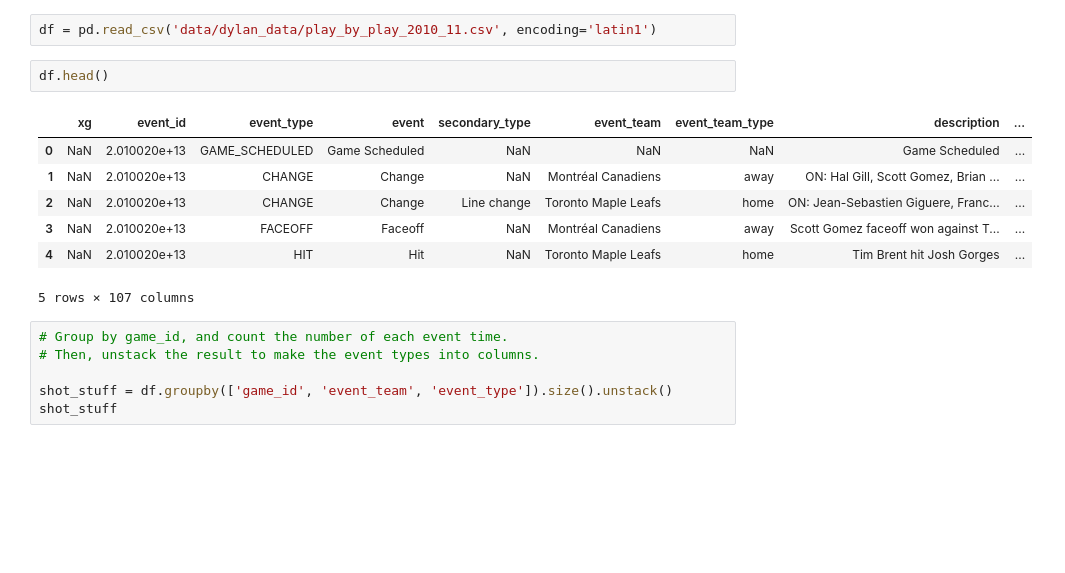
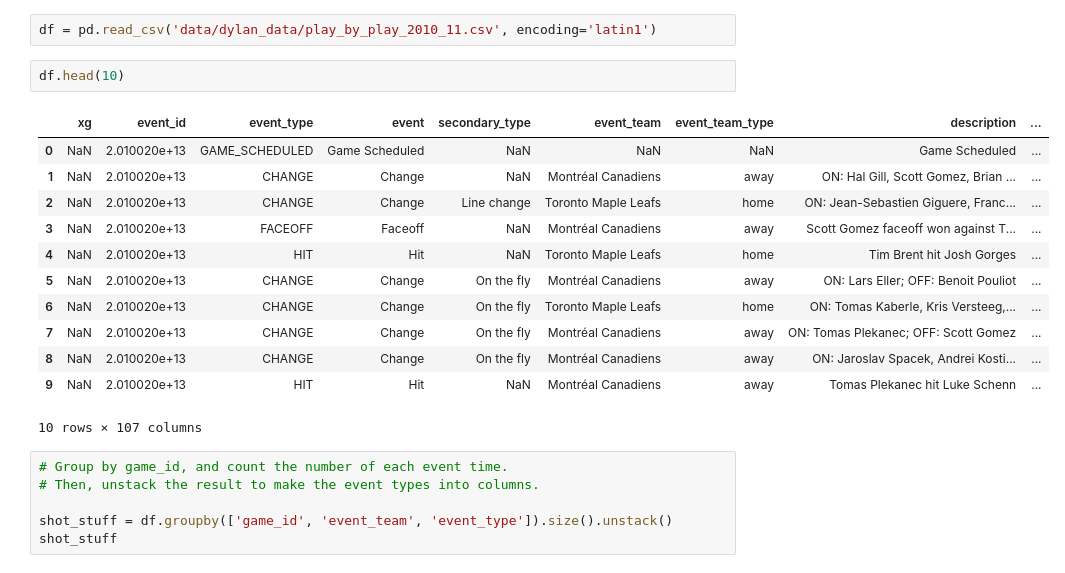
Before and after one commit to jeffxhansen/NHL_Win_Predictor, a Jupyter notebook: dylan.ipynb, the cells around one changed output. Cells and saved outputs as stored; diff of their text form; blank space fills up the shorter version.

```diff
--- a/dylan.ipynb
+++ b/dylan.ipynb
@@ -7,15 +7,20 @@ import matplotlib.pyplot as plt
 # %%
 df = pd.read_csv('data/dylan_data/play_by_play_2010_11.csv', encoding='latin1')
 # %%
-df.head()
+df.head(10)
 # %% [output]
 |  | xg | event_id | event_type | event | secondary_type | event_team | event_team_type | description | ... |
 | 0 | NaN | 2.010020e+13 | GAME_SCHEDULED | Game Scheduled | NaN | NaN | NaN | Game Scheduled | ... |
 | 1 | NaN | 2.010020e+13 | CHANGE | Change | NaN | Montréal Canadiens | away | ON: Hal Gill, Scott Gomez, Brian ... | ... |
 | 2 | NaN | 2.010020e+13 | CHANGE | Change | Line change | Toronto Maple Leafs | home | ON: Jean-Sebastien Giguere, Franc... | ... |
 | 3 | NaN | 2.010020e+13 | FACEOFF | Faceoff | NaN | Montréal Canadiens | away | Scott Gomez faceoff won against T... | ... |
 | 4 | NaN | 2.010020e+13 | HIT | Hit | NaN | Toronto Maple Leafs | home | Tim Brent hit Josh Gorges | ... |
+| 5 | NaN | 2.010020e+13 | CHANGE | Change | On the fly | Montréal Canadiens | away | ON: Lars Eller; OFF: Benoit Pouliot | ... |
+| 6 | NaN | 2.010020e+13 | CHANGE | Change | On the fly | Toronto Maple Leafs | home | ON: Tomas Kaberle, Kris Versteeg,... | ... |
+| 7 | NaN | 2.010020e+13 | CHANGE | Change | On the fly | Montréal Canadiens | away | ON: Tomas Plekanec; OFF: Scott Gomez | ... |
+| 8 | NaN | 2.010020e+13 | CHANGE | Change | On the fly | Montréal Canadiens | away | ON: Jaroslav Spacek, Andrei Kosti... | ... |
+| 9 | NaN | 2.010020e+13 | HIT | Hit | NaN | Montréal Canadiens | away | Tomas Plekanec hit Luke Schenn | ... |
-5 rows × 107 columns
+10 rows × 107 columns
 # %%
 # Group by game_id, and count the number of each event time.
 # Then, unstack the result to make the event types into columns.
```
Also changed, not shown: parts of 1 cell of this notebook, 4 other files.
